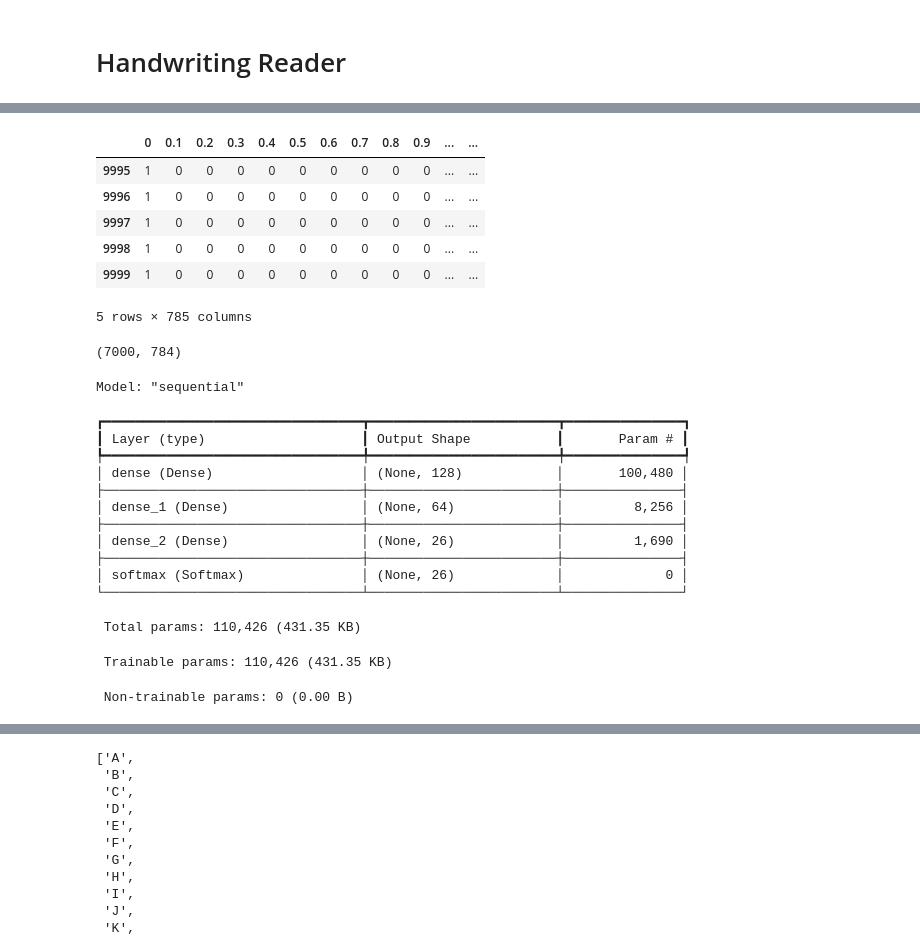
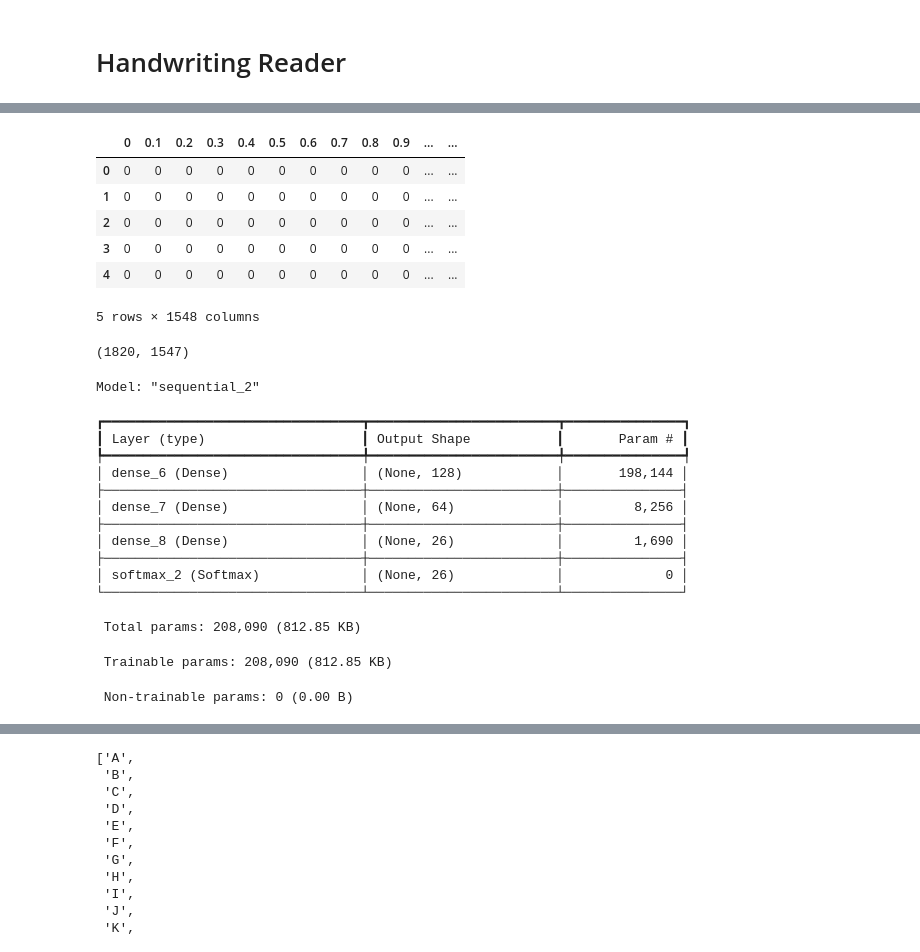
Before and after one commit to SamVirsik/FINAL-HANDWRITING, a Jupyter notebook: handwriting_reader.ipynb, the cells around one changed output, grey strips where cells are left out. Drawn from its saved outputs; the diff is of its cells as text; code cells hidden in the pictures.

Commit message:
Determining data to use, display functions

```diff
--- a/handwriting_reader.ipynb
+++ b/handwriting_reader.ipynb
@@ -32,0 +38,23 @@ df = pd.read_csv('Data\A_Z Handwritten Data.csv', skiprows=10000, nrows=10000)
+# %%
+#I figured out these locations once and then saved them
+#Essentially this data is too much so I am finding the sections
+#which correspond to each letter so I can grab certain chunks of the data to train
+start_letter_locations = {0: 0, 1: 13869, 2: 22537, 3: 45946, 4: 56080, 5: 67520,
+                          6: 68683, 7: 74445, 8: 81663, 9: 82783, 10: 91276, 11: 96879,
+                          12: 108465, 13: 120801, 14: 139811, 15: 197636, 16: 216977,
+                          17: 222789, 18: 234355, 19: 282774, 20: 305269, 21: 334277,
+                          22: 338459, 23: 349243, 24: 355515, 25: 366374}
+
+#df = pd.read_csv('Data\A_Z Handwritten Data.csv', skiprows=10000, nrows=10000)
+path = 'Data\A_Z Handwritten Data.csv'
+
+num_rows = 5
+
+df = pd.read_csv(path, nrows=num_rows)
+
+for i in range(1, 26):
+    df_temp = pd.read_csv(path, skiprows=start_letter_locations[i], nrows=num_rows)
+    print(df_temp)
+    df = pd.concat([df, df_temp], ignore_index=True)
+    #df = df.append(df_temp, ignore_index=True)
+    #pd.concat(objs, axis=0, join=’outer’, ignore_index=False, keys=None)
@@ -33,13 +80,13 @@ df = pd.read_csv('Data\A_Z Handwritten Data.csv', skiprows=10000, nrows=10000)
 # %%
-df.tail()
+df.head()
 # %% [output]
 |  | 0 | 0.1 | 0.2 | 0.3 | 0.4 | 0.5 | 0.6 | 0.7 | 0.8 | 0.9 | ... | ... |
-| 9995 | 1 | 0 | 0 | 0 | 0 | 0 | 0 | 0 | 0 | 0 | ... | ... |
-| 9996 | 1 | 0 | 0 | 0 | 0 | 0 | 0 | 0 | 0 | 0 | ... | ... |
-| 9997 | 1 | 0 | 0 | 0 | 0 | 0 | 0 | 0 | 0 | 0 | ... | ... |
-| 9998 | 1 | 0 | 0 | 0 | 0 | 0 | 0 | 0 | 0 | 0 | ... | ... |
-| 9999 | 1 | 0 | 0 | 0 | 0 | 0 | 0 | 0 | 0 | 0 | ... | ... |
+| 0 | 0 | 0 | 0 | 0 | 0 | 0 | 0 | 0 | 0 | 0 | ... | ... |
+| 1 | 0 | 0 | 0 | 0 | 0 | 0 | 0 | 0 | 0 | 0 | ... | ... |
+| 2 | 0 | 0 | 0 | 0 | 0 | 0 | 0 | 0 | 0 | 0 | ... | ... |
+| 3 | 0 | 0 | 0 | 0 | 0 | 0 | 0 | 0 | 0 | 0 | ... | ... |
+| 4 | 0 | 0 | 0 | 0 | 0 | 0 | 0 | 0 | 0 | 0 | ... | ... |
-5 rows × 785 columns
+5 rows × 1548 columns
 # %%
 y = df['0']
 X = df.drop('0', axis=1)
@@ -50,7 +97,7 @@ X_train, X_test, y_train, y_test = train_test_split(X, y, test_size=0.3)
 # %%
 X_train.shape
 # %% [output]
-(7000, 784)
+(1820, 1547)
 # %%
 model = keras.Sequential()
 model.add(keras.layers.Input(shape=(X_train.shape[1],)))
@@ -62,20 +109,20 @@ model.add(keras.layers.Softmax())
 model.compile(optimizer=Adam(learning_rate=0.0001), loss=SparseCategoricalCrossentropy(from_logits=True), metrics=['accuracy'])
 model.summary()
 # %% [output]
-Model: "sequential"
+Model: "sequential_2"
 ┏━━━━━━━━━━━━━━━━━━━━━━━━━━━━━━━━━┳━━━━━━━━━━━━━━━━━━━━━━━━┳━━━━━━━━━━━━━━━┓
 ┃ Layer (type)                    ┃ Output Shape           ┃       Param # ┃
 ┡━━━━━━━━━━━━━━━━━━━━━━━━━━━━━━━━━╇━━━━━━━━━━━━━━━━━━━━━━━━╇━━━━━━━━━━━━━━━┩
-│ dense (Dense)                   │ (None, 128)            │       100,480 │
+│ dense_6 (Dense)                 │ (None, 128)            │       198,144 │
 ├─────────────────────────────────┼────────────────────────┼───────────────┤
-│ dense_1 (Dense)                 │ (None, 64)             │         8,256 │
+│ dense_7 (Dense)                 │ (None, 64)             │         8,256 │
 ├─────────────────────────────────┼────────────────────────┼───────────────┤
-│ dense_2 (Dense)                 │ (None, 26)             │         1,690 │
+│ dense_8 (Dense)                 │ (None, 26)             │         1,690 │
 ├─────────────────────────────────┼────────────────────────┼───────────────┤
-│ softmax (Softmax)               │ (None, 26)             │             0 │
+│ softmax_2 (Softmax)             │ (None, 26)             │             0 │
 └─────────────────────────────────┴────────────────────────┴───────────────┘
- Total params: 110,426 (431.35 KB)
+ Total params: 208,090 (812.85 KB)
- Trainable params: 110,426 (431.35 KB)
+ Trainable params: 208,090 (812.85 KB)
  Non-trainable params: 0 (0.00 B)
 # %%
 hist = model.fit(X_train, y_train, epochs=10, validation_data=(X_test, y_test))
```
Also changed, not shown: parts of 9 cells of this notebook.
